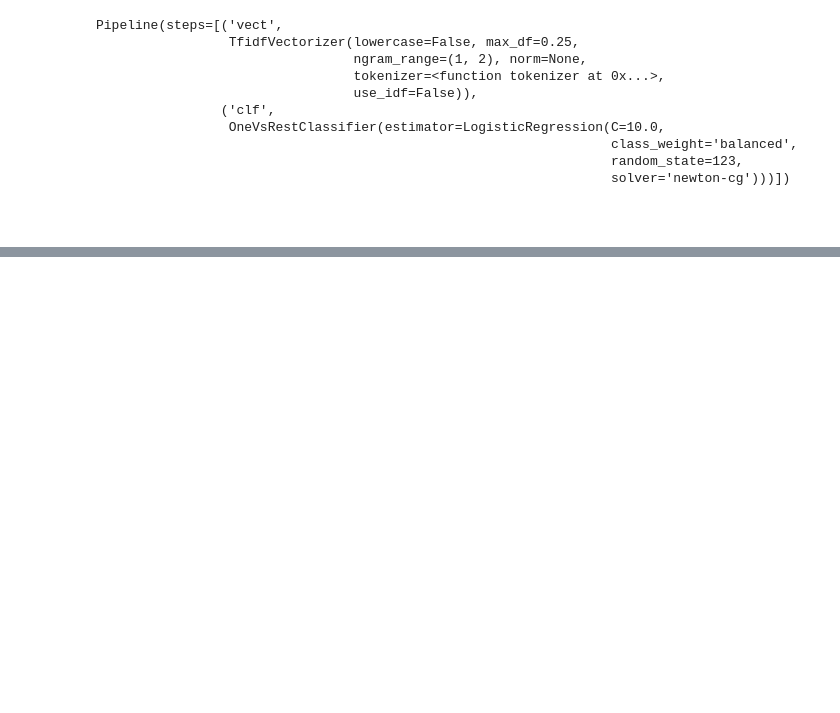
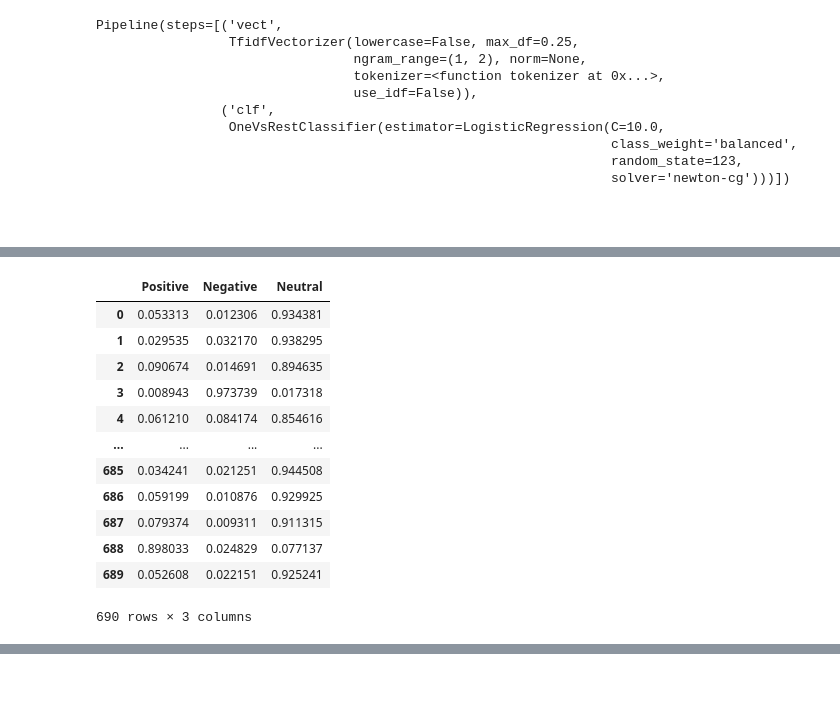
Before and after one commit to KaimiHuang/Quantifying-News-Sentiment-and-Its-Correlation-with-Stock-Price-Changes, a Jupyter notebook: main.ipynb, the cells around one changed output, grey strips where cells are left out. Saved outputs shown, nothing was run; the diff lists cells and outputs as text; code cells hidden in the pictures; blank space fills up the shorter version.

```diff
--- a/main.ipynb
+++ b/main.ipynb
@@ -276,5 +305,5 @@ Pipeline(steps=[('vect',
+# %%
+X_test_list = X_test.to_list()
 # %%
-
-#train and test model_2
-def model_2():
-    pass
+inputs = tokenizer(X_test_list, padding = True, truncation = True, return_tensors='pt')
+print(inputs)
@@ -280,0 +346,19 @@ def model_2():
+# %%
+df = pd.DataFrame({"Positive": predictions.detach().numpy()[:,0],
+                   "Negative": predictions.detach().numpy()[:,1],
+                   "Neutral": predictions.detach().numpy()[:,2]})
+df
+# %% [output]
+|  | Positive | Negative | Neutral |
+| 0 | 0.053313 | 0.012306 | 0.934381 |
+| 1 | 0.029535 | 0.032170 | 0.938295 |
+| 2 | 0.090674 | 0.014691 | 0.894635 |
+| 3 | 0.008943 | 0.973739 | 0.017318 |
+| 4 | 0.061210 | 0.084174 | 0.854616 |
+| ... | ... | ... | ... |
+| 685 | 0.034241 | 0.021251 | 0.944508 |
+| 686 | 0.059199 | 0.010876 | 0.929925 |
+| 687 | 0.079374 | 0.009311 | 0.911315 |
+| 688 | 0.898033 | 0.024829 | 0.077137 |
+| 689 | 0.052608 | 0.022151 | 0.925241 |
+690 rows × 3 columns
```
Also changed, not shown: parts of 23 cells of this notebook.
